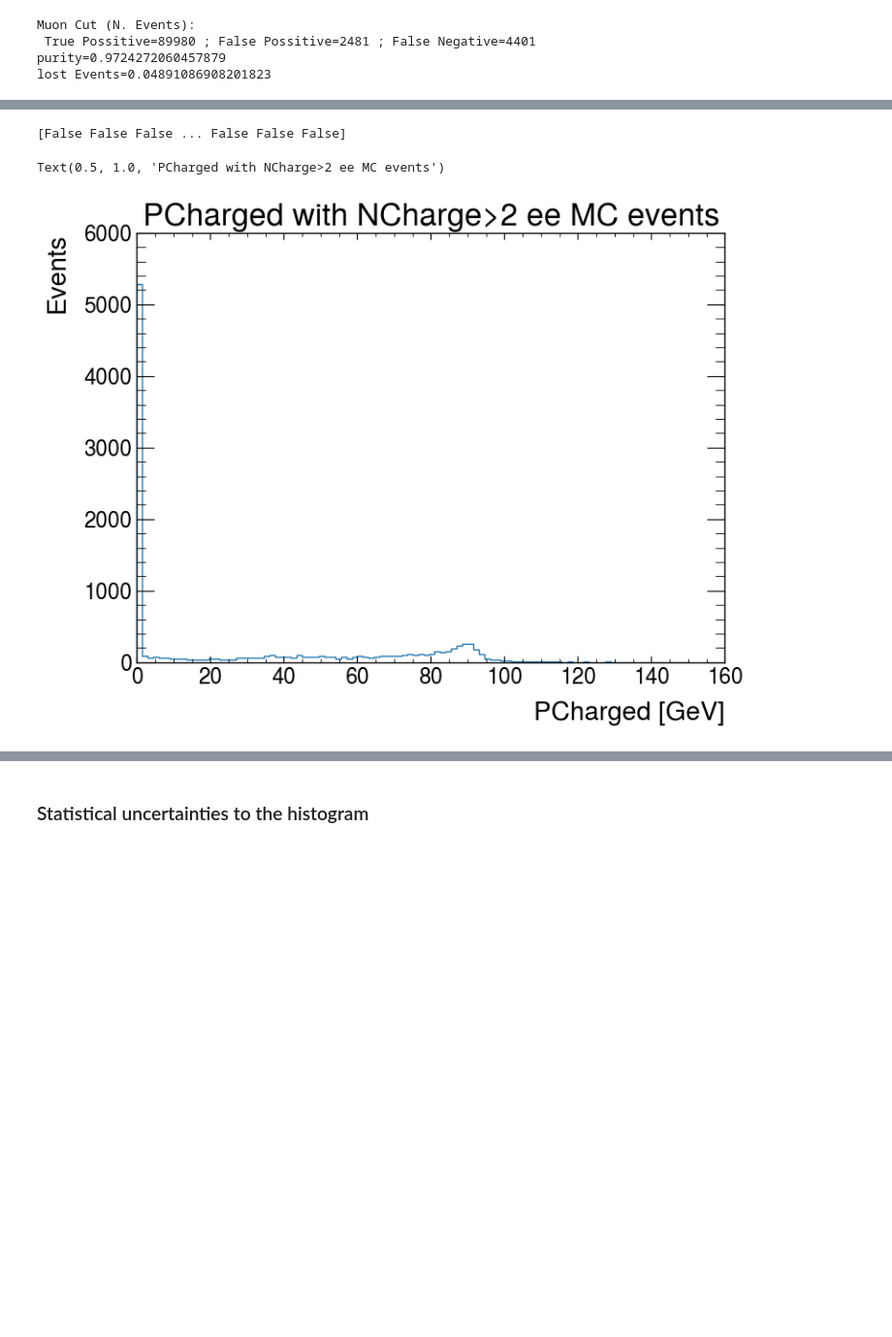
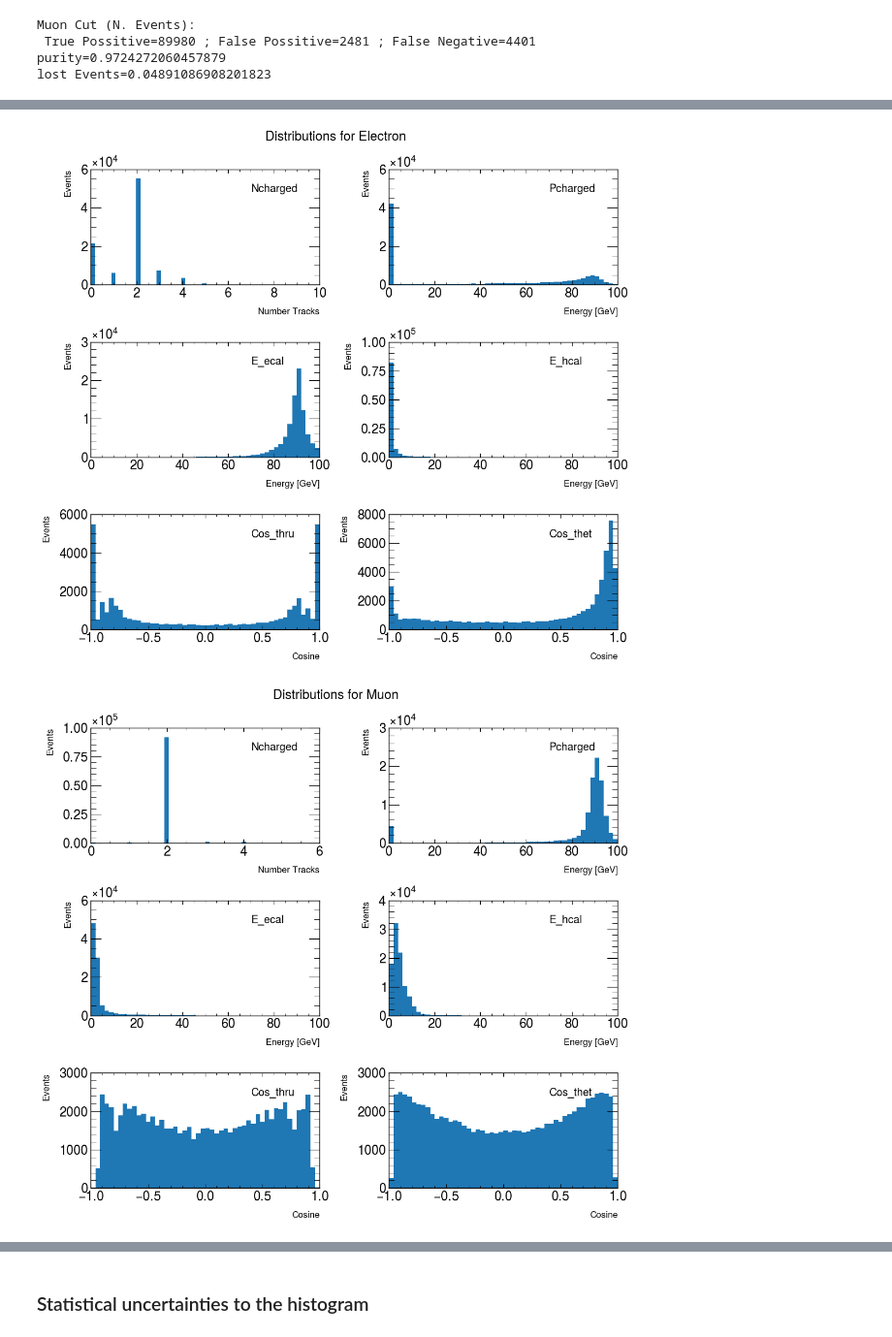
Before and after one commit to rihoppe/z0-precisionmeasurement, a Jupyter notebook: z0_experiment.ipynb, the cells around one changed output, grey strips where cells are left out. Shown at 97% size. Cells and saved outputs as stored; diff of their text form; code cells hidden in the pictures; blank space fills up the shorter version.

```diff
--- a/z0_experiment.ipynb
+++ b/z0_experiment.ipynb
@@ -406,6 +407,7 @@ Muon Cut (N. Events):
 purity=0.9724272060457879
 lost Events=0.04891086908201823
 # %%
+from IPython.display import display, Math, Latex
 effcy_matrix = np.zeros((4,4))
 bkg_matrix = np.zeros((4,4))
 error_matrix = np.zeros((4,4))
@@ -414,13 +416,16 @@ for i in range (4):
     for j in range(4):
         part_mask = ML_Labels==j
         val = len(ML_Labels[conditions[i]][part_mask[conditions[i]]])/len(ML_Labels[part_mask])
-        val2 = len(ML_Labels[conditions[i]][part_mask[conditions[i]]])/len(ML_Labels[conditions[i]])
-        val3 = np.sqrt(len(ML_Labels[conditions[i]][part_mask[conditions[i]]]))
-        if val3 != 0: val3 = 1/val3
+        val2 = 1-len(ML_Labels[conditions[i]][part_mask[conditions[i]]])/len(ML_Labels[conditions[i]])
+#         val3 = np.sqrt(len(ML_Labels[conditions[i]]))
         effcy_matrix[i][j] = val
         bkg_matrix[i][j] = val2
-        error_matrix[i][j] = val3
-print(effcy_matrix)
-print(bkg_matrix)
-print(error_matrix)
+#         error_matrix[i][j] = val3
+
+aux_effM = sy.Matrix(np.round(effcy_matrix,4))
+aux_bkgM = sy.Matrix(np.round(bkg_matrix,4))
+aux_errM = sy.Matrix(np.round(error_matrix,4))
+display(Math("\\textrm{Efficiency} =" + sy.latex(aux_effM)))
+display(Math("\\textrm{Background} =" + sy.latex(aux_bkgM)))
+# display(Math("\\textrm{Uncertainty(Stat)} =" + sy.latex(aux_errM)))
 # %% [output]
@@ -439,11 +434,31 @@ print(error_matrix)
-# %%
-mask = mc_ee[:,2]>2
-print(mask)
-aux_hist = plt.hist(mc_ee[:,3][mask],bins=100,range=(0,150),histtype="step",label="Pcharged")
-plt.xlabel("PCharged [GeV]")
-plt.ylabel("Events")
-plt.title("PCharged with NCharge>2 ee MC events")
-# %% [output]
-[False False False ... False False False]
-Text(0.5, 1.0, 'PCharged with NCharge>2 ee MC events')
-[figure, removed]
+# %%
+mc_dict = {"Electron":mc_ee,"Muon":mc_mm,"Tau":mc_tt,"Hadron":mc_qq}
+for i in mc_dict.keys():
+    fig,ax = plt.subplots(nrows=3,ncols=2,figsize=(11,10))
+    iax = 0
+    jax = 0
+    fig.suptitle("Distributions for "+i)
+    for j in Nametable.keys():
+        if not(Nametable[j] in [2,3,4,5,7,8]): continue
+        if Nametable[j] in [3,4,5]:
+            rg = (0,100)
+            xlab = "Energy [GeV]"
+        if Nametable[j] == 2:
+            rg = (0,100)
+            if max(mc_dict[i][:,Nametable[j]])<100: rg=(0,max(mc_dict[i][:,Nametable[j]]))
+            xlab = "Number Tracks"
+        if Nametable[j] in [7,8]:
+            rg = (-1,1)
+            xlab = "Cosine"
+        ax[iax][jax].hist(mc_dict[i][:,Nametable[j]],bins=50,range=rg)
+        ax[iax][jax].text(0.7,0.8,j,transform=ax[iax][jax].transAxes)
+        ax[iax][jax].set_xlabel(xlab,fontsize="small")
+        ax[iax][jax].set_ylabel("Events",fontsize="small")
+        jax+=1
+        if jax>1:
+            iax+=1
+            jax=0
+    plt.tight_layout()
+# %% [output]
+[figure, added]
+[figure, added]
```
Also changed, not shown: parts of 6 cells of this notebook.
